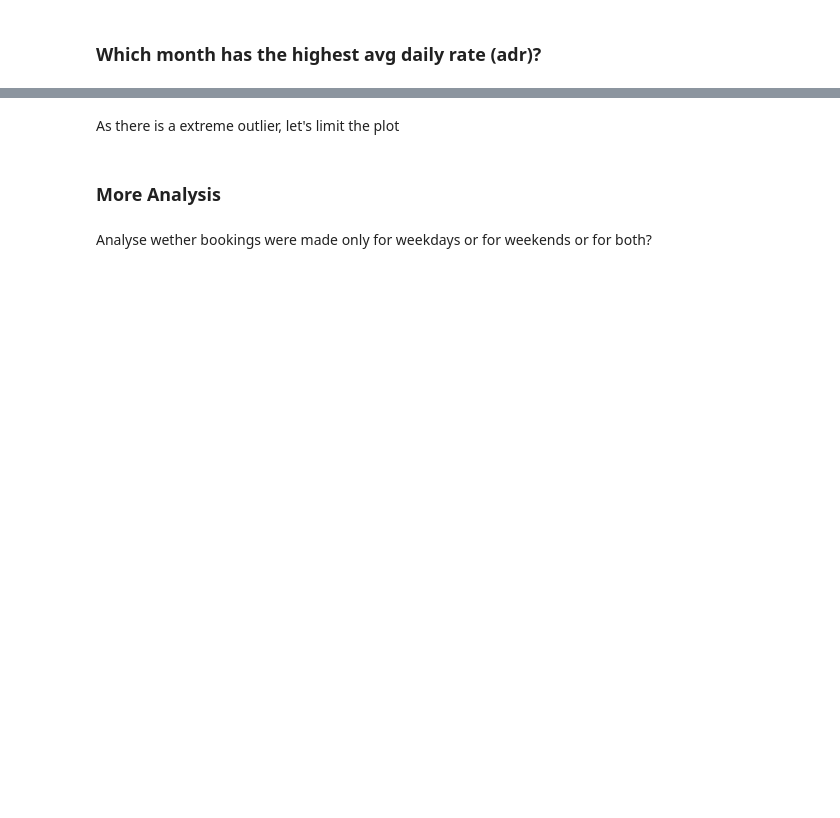
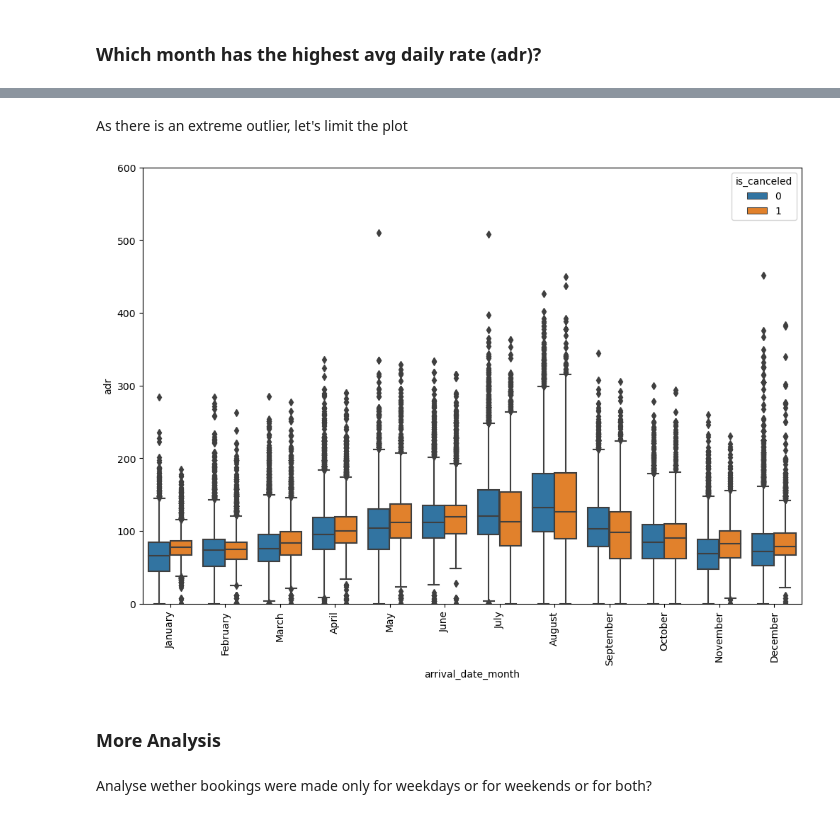
Before and after one commit to alleida23/predicting_hotel_booking_cancellations, a Jupyter notebook: predicting_hotel_booking_cancellations.ipynb, the cells around one changed output, grey strips where cells are left out. Drawn from its saved outputs; the diff is of its cells as text; code cells hidden in the pictures; blank space fills up the shorter version.

```diff
--- a/predicting_hotel_booking_cancellations.ipynb
+++ b/predicting_hotel_booking_cancellations.ipynb
@@ -286,11 +375,13 @@ plt.show()
 # %% [markdown]
-As there is a extreme outlier, let's limit the plot
+As there is an extreme outlier, let's limit the plot
 # %%
 plt.figure(figsize=(12,8))
 sns.boxplot(x='arrival_date_month', y='adr', data=data, hue='is_canceled')
 plt.xticks(rotation='vertical')
-plt.ylim(0,800) # new limit
+plt.ylim(0,600) # new limit
 plt.show()
+# %% [output]
+[figure, added]
 # %% [markdown]
 ### More Analysis
 # %% [markdown]
```
Also changed, not shown: parts of 94 cells of this notebook.
